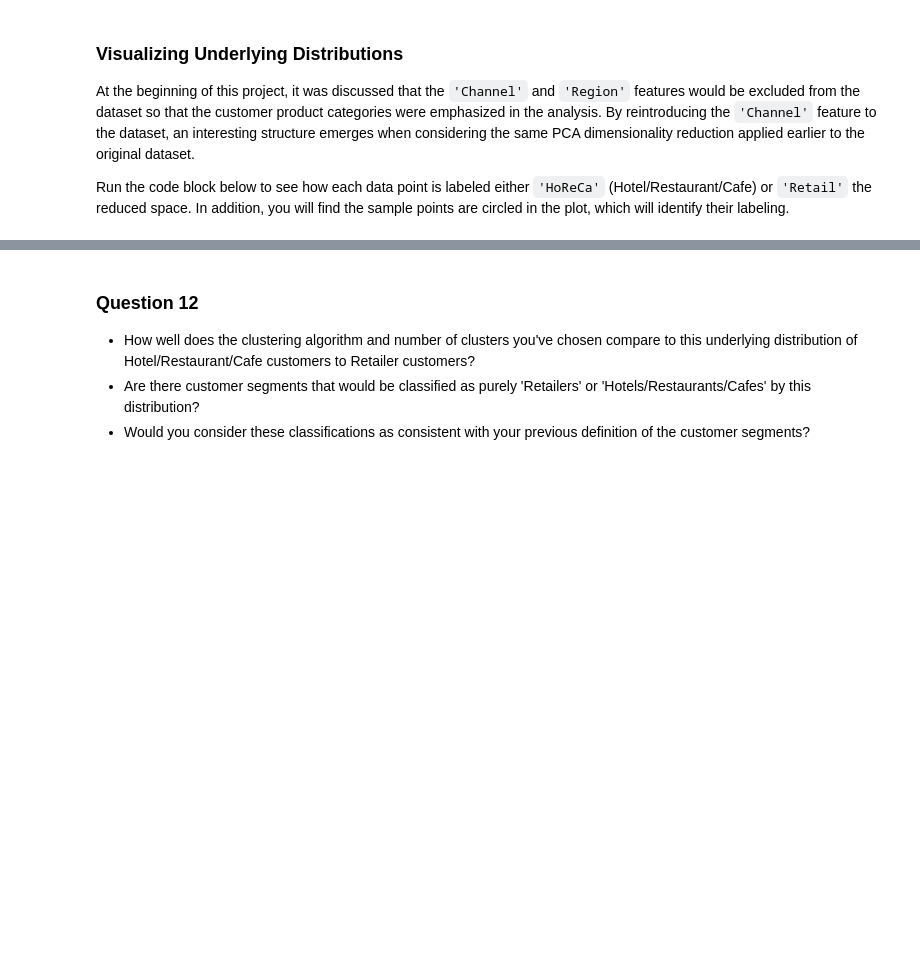
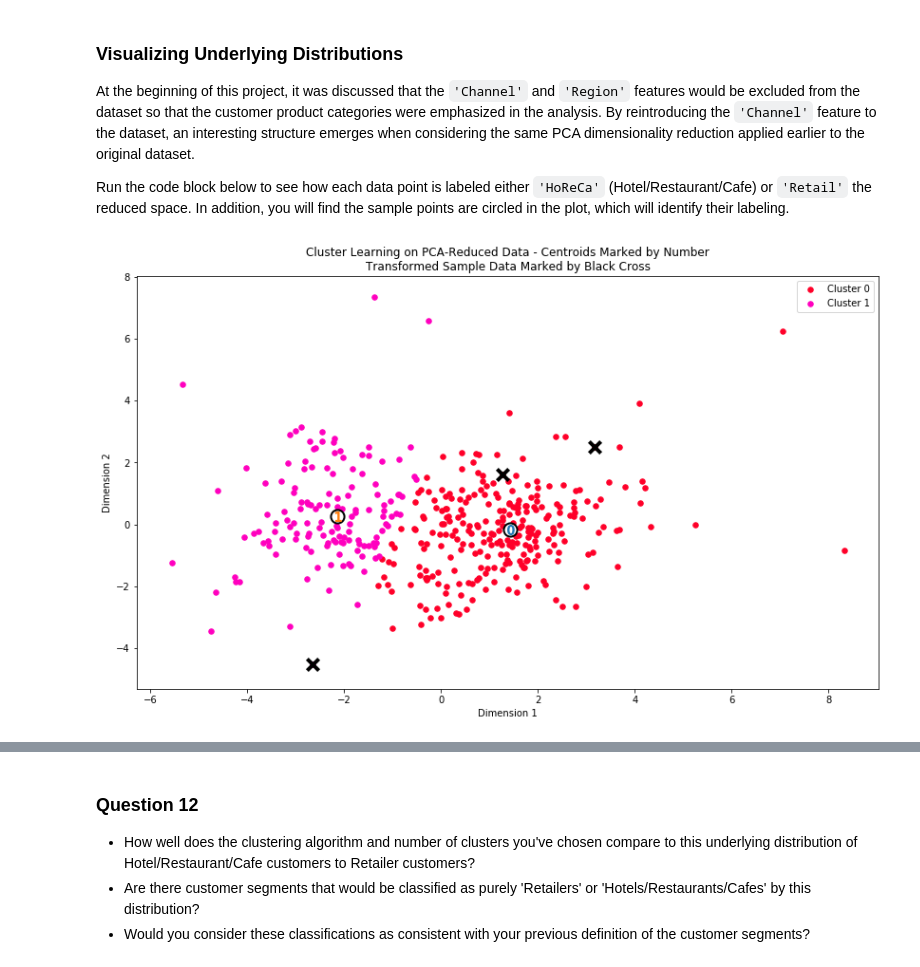
Before and after one commit to faberfred/Udacity_Machine_Learning_Engineer_Nanodegree_Program, a Jupyter notebook: projects/customer_segments/customer_segments.ipynb, the cells around one changed output, grey strips where cells are left out. Saved outputs shown, nothing was run; the diff lists cells and outputs as text; code cells hidden in the pictures; blank space fills up the shorter version.

```diff
--- a/projects/customer_segments/customer_segments.ipynb
+++ b/projects/customer_segments/customer_segments.ipynb
@@ -700,6 +772,11 @@ Additional structure is derived from originally unlabeled data when using cluste
 At the beginning of this project, it was discussed that the `'Channel'` and `'Region'` features would be excluded from the dataset so that the customer product categories were emphasized in the analysis. By reintroducing the `'Channel'` feature to the dataset, an interesting structure emerges when considering the same PCA dimensionality reduction applied earlier to the original dataset.
 
 Run the code block below to see how each data point is labeled either `'HoReCa'` (Hotel/Restaurant/Cafe) or `'Retail'` the reduced space. In addition, you will find the sample points are circled in the plot, which will identify their labeling.
+# %%
+# Display the results of the clustering from implementation
+vs.cluster_results(reduced_data, preds, centers, pca_samples)
+# %% [output]
+[figure, added]
 # %%
 # Display the clustering results based on 'Channel' data
 vs.channel_results(reduced_data, outliers, pca_samples)
```
Also changed, not shown: parts of 23 cells of this notebook.
